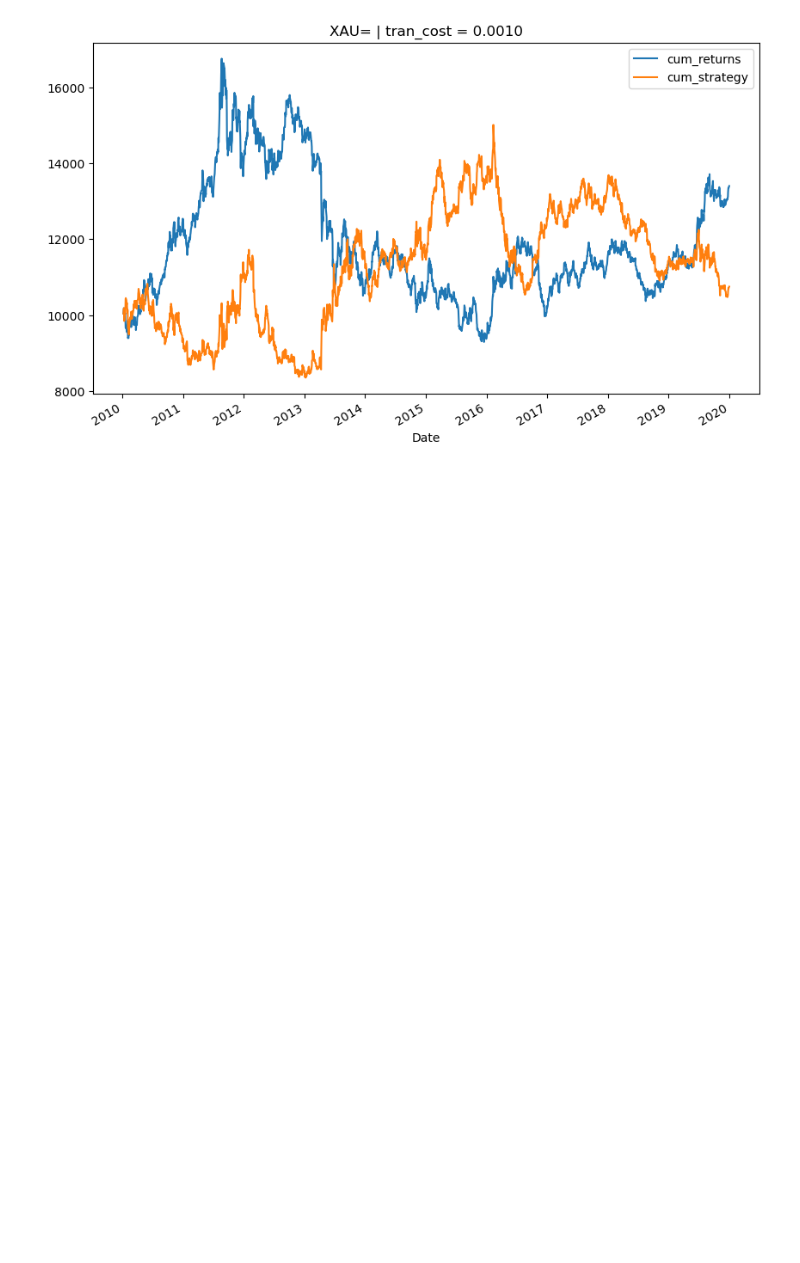
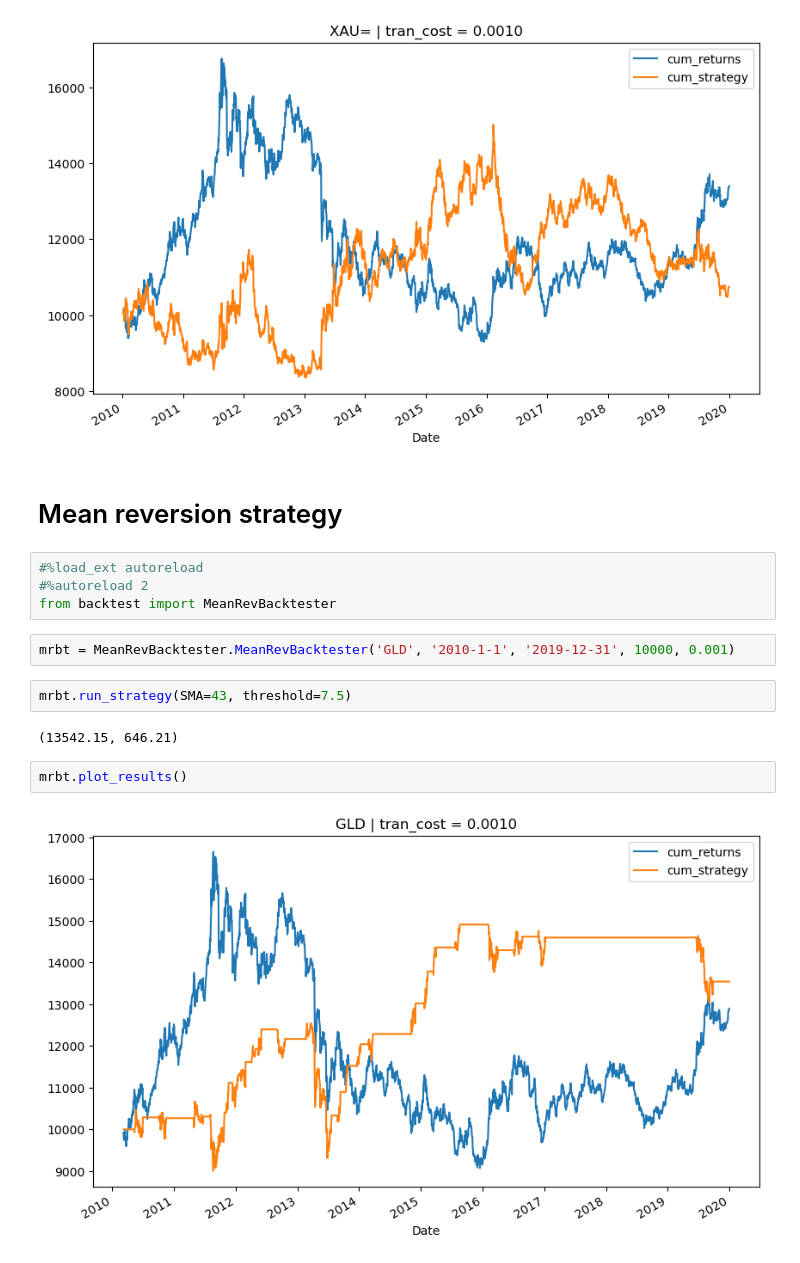
Before and after one commit to ArchQuant/backtesting-basics, a Jupyter notebook: test.ipynb, the cells around one changed output. Drawn from its saved outputs; the diff is of its cells as text; blank space fills up the shorter version.

Commit message:
Ch4 Mastering Vectorized Backtesting: Mean Reversion.

```diff
--- a/test.ipynb
+++ b/test.ipynb
@@ -47,3 +47,19 @@ mombt.run_strategy(momentum=3)
 mombt.plot_results()
 # %% [output]
 [figure]
+# %% [markdown]
+# Mean reversion strategy
+# %%
+#%load_ext autoreload
+#%autoreload 2
+from backtest import MeanRevBacktester
+# %%
+mrbt = MeanRevBacktester.MeanRevBacktester('GLD', '2010-1-1', '2019-12-31', 10000, 0.001)
+# %%
+mrbt.run_strategy(SMA=43, threshold=7.5)
+# %% [output]
+(13542.15, 646.21)
+# %%
+mrbt.plot_results()
+# %% [output]
+[figure, added]
```
Also changed, not shown: parts of 1 cell of this notebook, 3 other files.
